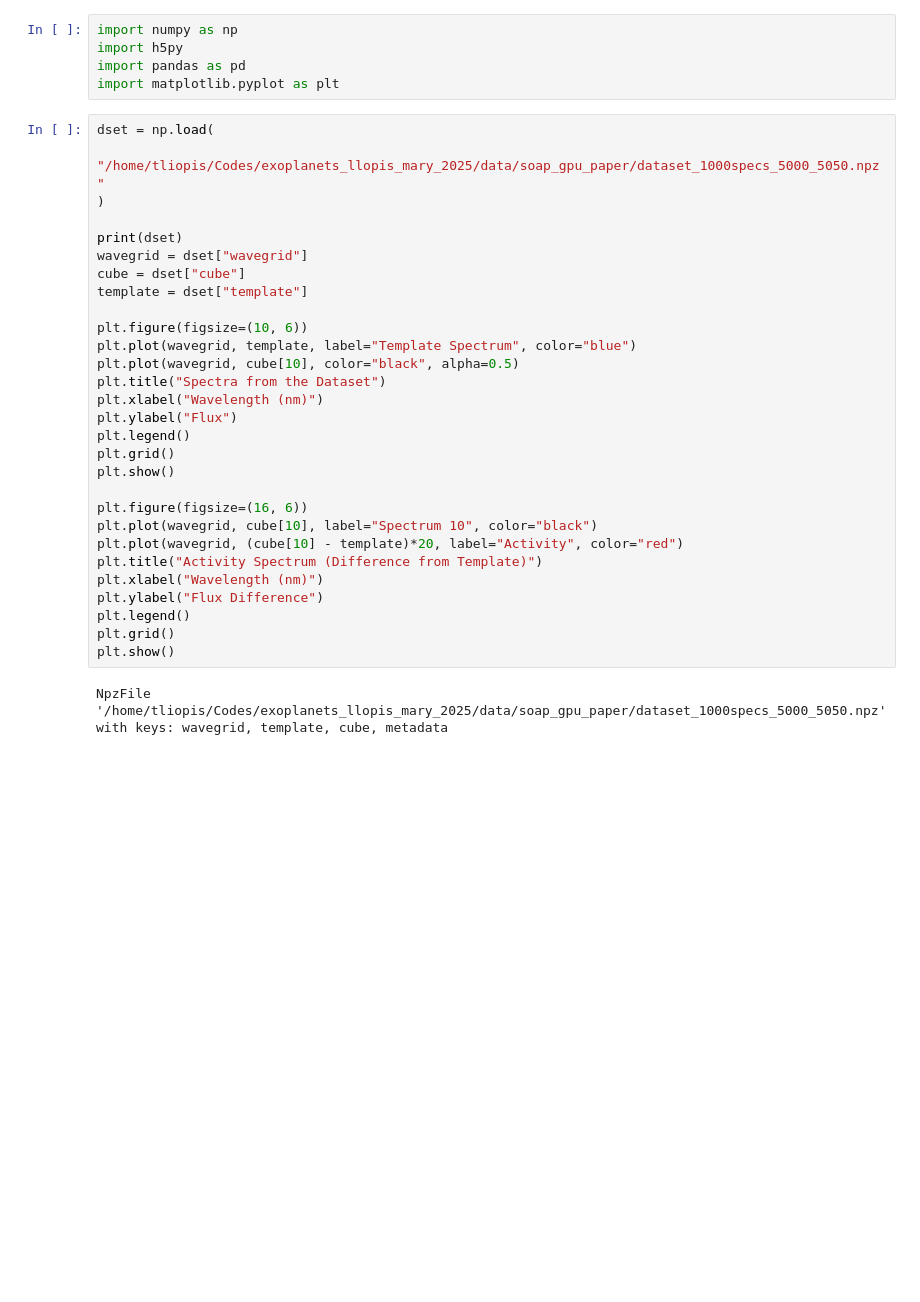
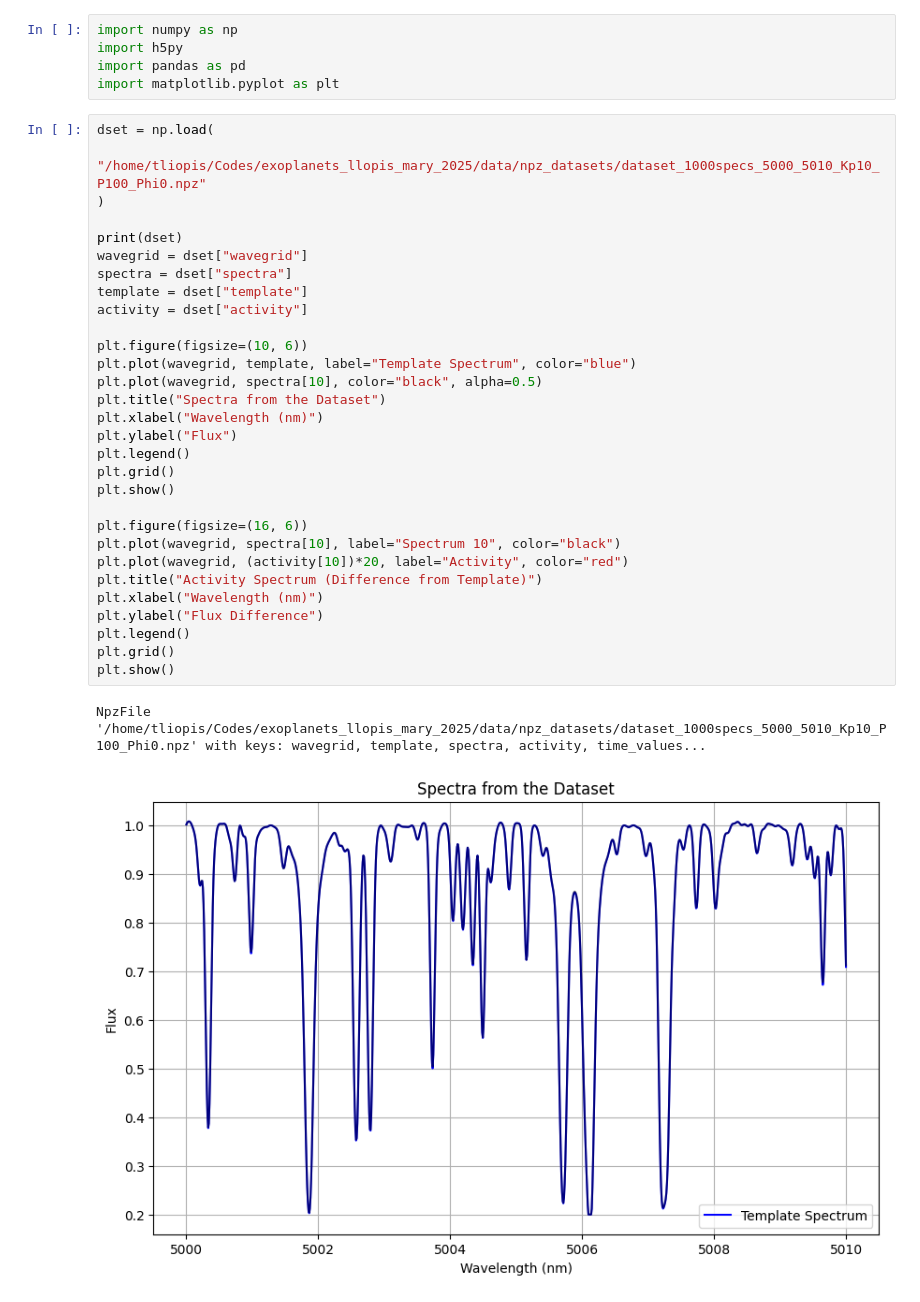
Before and after one commit to theollop/exoplanets_llopis_mary_2025, a Jupyter notebook: notebooks/soap_gpu_paper.ipynb, the cells around one changed output. Saved outputs shown, nothing was run; the diff lists cells and outputs as text; blank space fills up the shorter version.

```diff
--- a/notebooks/soap_gpu_paper.ipynb
+++ b/notebooks/soap_gpu_paper.ipynb
@@ -5,32 +5,34 @@ import pandas as pd
 import matplotlib.pyplot as plt
 # %%
 dset = np.load(
-    "/home/tliopis/Codes/exoplanets_llopis_mary_2025/data/soap_gpu_paper/dataset_1000specs_5000_5050.npz"
+    "/home/tliopis/Codes/exoplanets_llopis_mary_2025/data/npz_datasets/dataset_1000specs_5000_5010_Kp10_P100_Phi0.npz"
 )
 
 print(dset)
 wavegrid = dset["wavegrid"]
-cube = dset["cube"]
+spectra = dset["spectra"]
 template = dset["template"]
+activity = dset["activity"]
 
 plt.figure(figsize=(10, 6))
 plt.plot(wavegrid, template, label="Template Spectrum", color="blue")
-plt.plot(wavegrid, cube[10], color="black", alpha=0.5)
+plt.plot(wavegrid, spectra[10], color="black", alpha=0.5)
 plt.title("Spectra from the Dataset")
 plt.xlabel("Wavelength (nm)")
 plt.ylabel("Flux")
 plt.legend()
 plt.grid()
 plt.show()
 
 plt.figure(figsize=(16, 6))
-plt.plot(wavegrid, cube[10], label="Spectrum 10", color="black")
-plt.plot(wavegrid, (cube[10] - template)*20, label="Activity", color="red")
+plt.plot(wavegrid, spectra[10], label="Spectrum 10", color="black")
+plt.plot(wavegrid, (activity[10])*20, label="Activity", color="red")
 plt.title("Activity Spectrum (Difference from Template)")
 plt.xlabel("Wavelength (nm)")
 plt.ylabel("Flux Difference")
 plt.legend()
 plt.grid()
 plt.show()
 # %% [output]
-NpzFile '/home/tliopis/Codes/exoplanets_llopis_mary_2025/data/soap_gpu_paper/dataset_1000specs_5000_5050.npz' with keys: wavegrid, template, cube, metadata
+NpzFile '/home/tliopis/Codes/exoplanets_llopis_mary_2025/data/npz_datasets/dataset_1000specs_5000_5010_Kp10_P100_Phi0.npz' with keys: wavegrid, template, spectra, activity, time_values...
+[figure, added]
```
Also changed, not shown: parts of 2 cells of this notebook, 9 other files.
